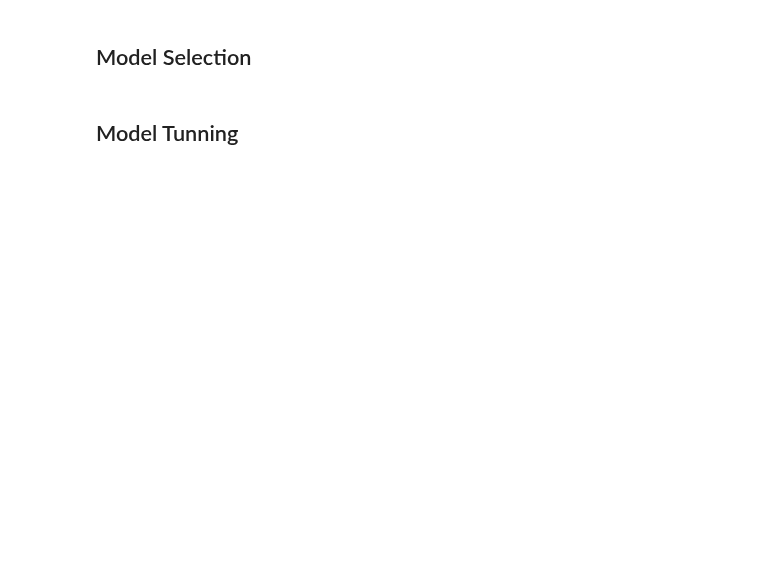
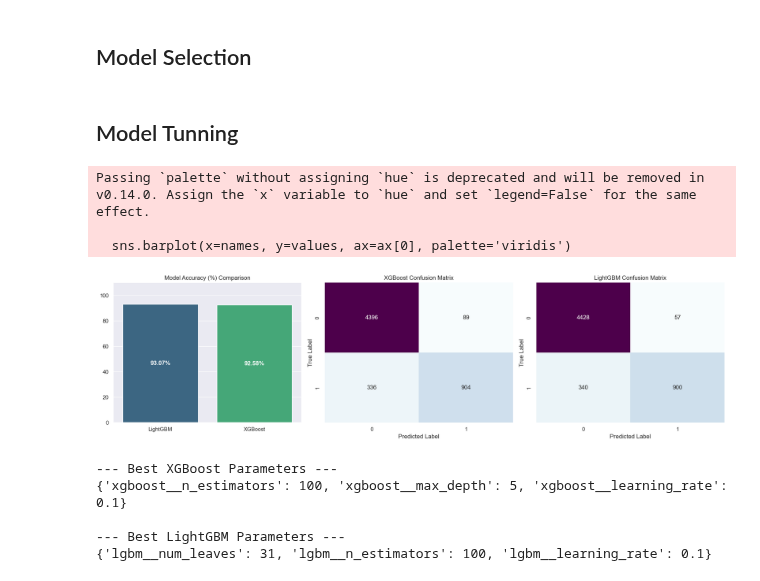
Before and after one commit to ethanhopkins101/DataScience-Projects, a Jupyter notebook: credit_risk/credit_risk_oversampling.ipynb, the cells around one changed output. Saved outputs shown, nothing was run; the diff lists cells and outputs as text; code cells hidden in the pictures; blank space fills up the shorter version.

Commit message:
model tunning and evaluating on credit risk data

```diff
--- a/credit_risk/credit_risk_oversampling.ipynb
+++ b/credit_risk/credit_risk_oversampling.ipynb
@@ -535,0 +558,5 @@ def engineer_features(eng_data):
+# %%
+from sklearn.model_selection import train_test_split as tts
+inputs= data.drop('loan_status', axis= 1)
+target= data[['loan_status']]
+x_train, x_test, y_train, y_test= tts(inputs, target, test_size= .2, random_state= 22, stratify= target)
@@ -535,0 +565,8 @@ def engineer_features(eng_data):
+# %%
+alfa_engineered = engineer_features(inputs.head())
+categorical_cols= alfa_engineered.select_dtypes(include= ['object','category']).columns
+
+
+# 2. Get indices based on the ACTUAL columns present at that step
+cat_obj_indicies = [i for i, col in enumerate(alfa_engineered.columns)
+                    if col in categorical_cols]
@@ -536,3 +594,7 @@ def engineer_features(eng_data):
+# %%
+onehot_cols= ['person_home_ownership','loan_intent','cb_person_default_on_file']
+ordinal_cols= ['age_bin','loan_grade','income_bin','loan_bin']
+numerical_cols= alfa.select_dtypes(include= 'number').drop(['cb_person_cred_hist_length','loan_status'], axis= 1).columns
 # %%
 from sklearn.pipeline import Pipeline
 from sklearn.compose import ColumnTransformer
@@ -566,2 +633,5 @@ obj_pipe= Pipeline(
+# %%
+xgb_pipe= ImbPipeline(full_pipe.steps + [('xgboost',XGBClassifier())])
+lgb_pipe= ImbPipeline(full_pipe.steps + [('lgbm', LGBMClassifier())])
 # %% [markdown]
 ## Model Tunning
@@ -567,0 +674,59 @@ obj_pipe= Pipeline(
+# %%
+results = {
+    'XGBoost': accuracy_score(y_test, y_pred_xgb),
+    'LightGBM': accuracy_score(y_test, y_pred_lgb)
+}
+sorted_results = dict(sorted(results.items(), key=lambda x: x[1], reverse=True))
+
+# 2. Initialize 1x3 Figure
+fig, ax = plt.subplots(1, 3, figsize=(18, 5))
+
+# --- Plot 1: Accuracy Bar Plot ---
+# Multiply by 100 for percentage display
+names = list(sorted_results.keys())
+values = [v * 100 for v in sorted_results.values()]
+
+sns.barplot(x=names, y=values, ax=ax[0], palette='viridis')
+
+# Explicitly label every bar in the container
+for container in ax[0].containers:
+    ax[0].bar_label(container, fmt='%.2f%%', label_type='center',
+                    color='white', weight='bold', fontsize=12)
+
+ax[0].set_title('Model Accuracy (%) Comparison')
+ax[0].set_ylim(0, 110) # Set to 110 to give headroom
+
+# --- Plot 2: XGBoost Confusion Matrix ---
+sns.heatmap(confusion_matrix(y_test, y_pred_xgb), annot=True, fmt='d',
+            cmap='BuPu', ax=ax[1], cbar=False)
+ax[1].set_title('XGBoost Confusion Matrix')
+ax[1].set_xlabel('Predicted Label')
+ax[1].set_ylabel('True Label')
+
+# --- Plot 3: LightGBM Confusion Matrix ---
+sns.heatmap(confusion_matrix(y_test, y_pred_lgb), annot=True, fmt='d',
+            cmap='BuPu', ax=ax[2], cbar=False)
+ax[2].set_title('LightGBM Confusion Matrix')
+ax[2].set_xlabel('Predicted Label')
+ax[2].set_ylabel('True Label')
+
+plt.tight_layout()
+plt.show()
+# %% [output]
+Passing `palette` without assigning `hue` is deprecated and will be removed in v0.14.0. Assign the `x` variable to `hue` and set `legend=False` for the same effect.
+
+  sns.barplot(x=names, y=values, ax=ax[0], palette='viridis')
+[figure, added]
+# %%
+# Print best parameters for both models
+print("--- Best XGBoost Parameters ---")
+print(xgb_search.best_params_)
+
+print("\n--- Best LightGBM Parameters ---")
+print(lgb_search.best_params_)
+# %% [output]
+--- Best XGBoost Parameters ---
+{'xgboost__n_estimators': 100, 'xgboost__max_depth': 5, 'xgboost__learning_rate': 0.1}
+
+--- Best LightGBM Parameters ---
+{'lgbm__num_leaves': 31, 'lgbm__n_estimators': 100, 'lgbm__learning_rate': 0.1}
```
Also changed, not shown: parts of 22 cells of this notebook.
